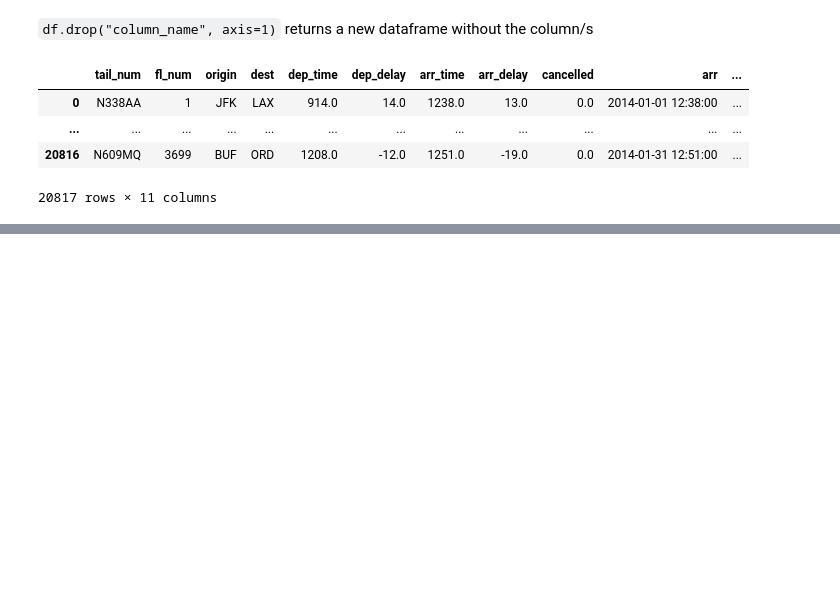
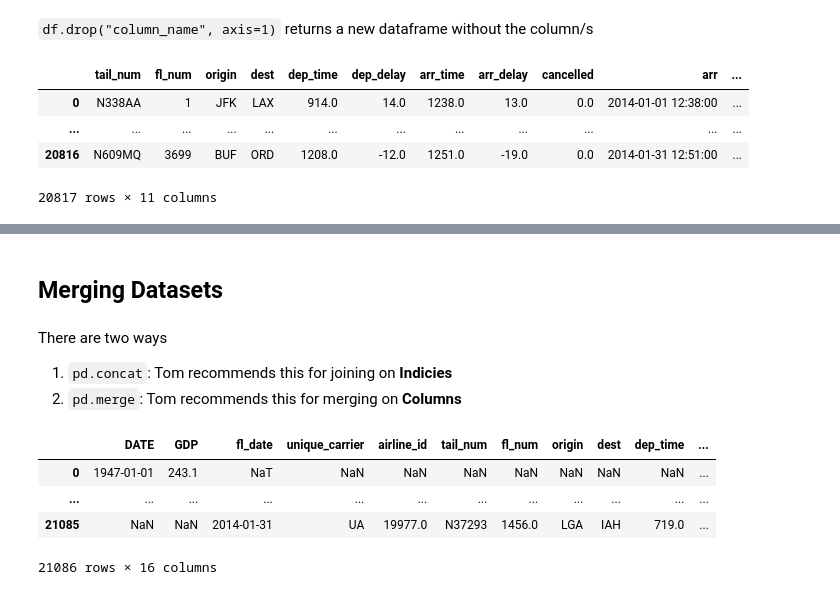
Before and after one commit to marksibrahim/recipes, a Jupyter notebook: modern-pandas/modern-pandas.ipynb, the cells around one changed output, grey strips where cells are left out. Drawn from its saved outputs; the diff is of its cells as text; code cells hidden in the pictures; blank space fills up the shorter version.

```diff
--- a/modern-pandas/modern-pandas.ipynb
+++ b/modern-pandas/modern-pandas.ipynb
@@ -77,0 +157,15 @@ flights.drop(["fl_date", "unique_carrier", "airline_id"], axis=1)
+# %% [markdown]
+## Merging Datasets
+# %% [markdown]
+There are two ways
+
+1. `pd.concat`: Tom recommends this for joining on **Indicies**
+2. `pd.merge`: Tom recommends this for merging on **Columns**
+# %%
+pd.merge(gdp, flights, left_on="DATE", right_on="dep", how="outer")
+# %% [output]
+|  | DATE | GDP | fl_date | unique_carrier | airline_id | tail_num | fl_num | origin | dest | dep_time | ... |
+| 0 | 1947-01-01 | 243.1 | NaT | NaN | NaN | NaN | NaN | NaN | NaN | NaN | ... |
+| ... | ... | ... | ... | ... | ... | ... | ... | ... | ... | ... | ... |
+| 21085 | NaN | NaN | 2014-01-31 | UA | 19977.0 | N37293 | 1456.0 | LGA | IAH | 719.0 | ... |
+21086 rows × 16 columns
```
Also changed, not shown: parts of 53 cells of this notebook, 2 other files.
